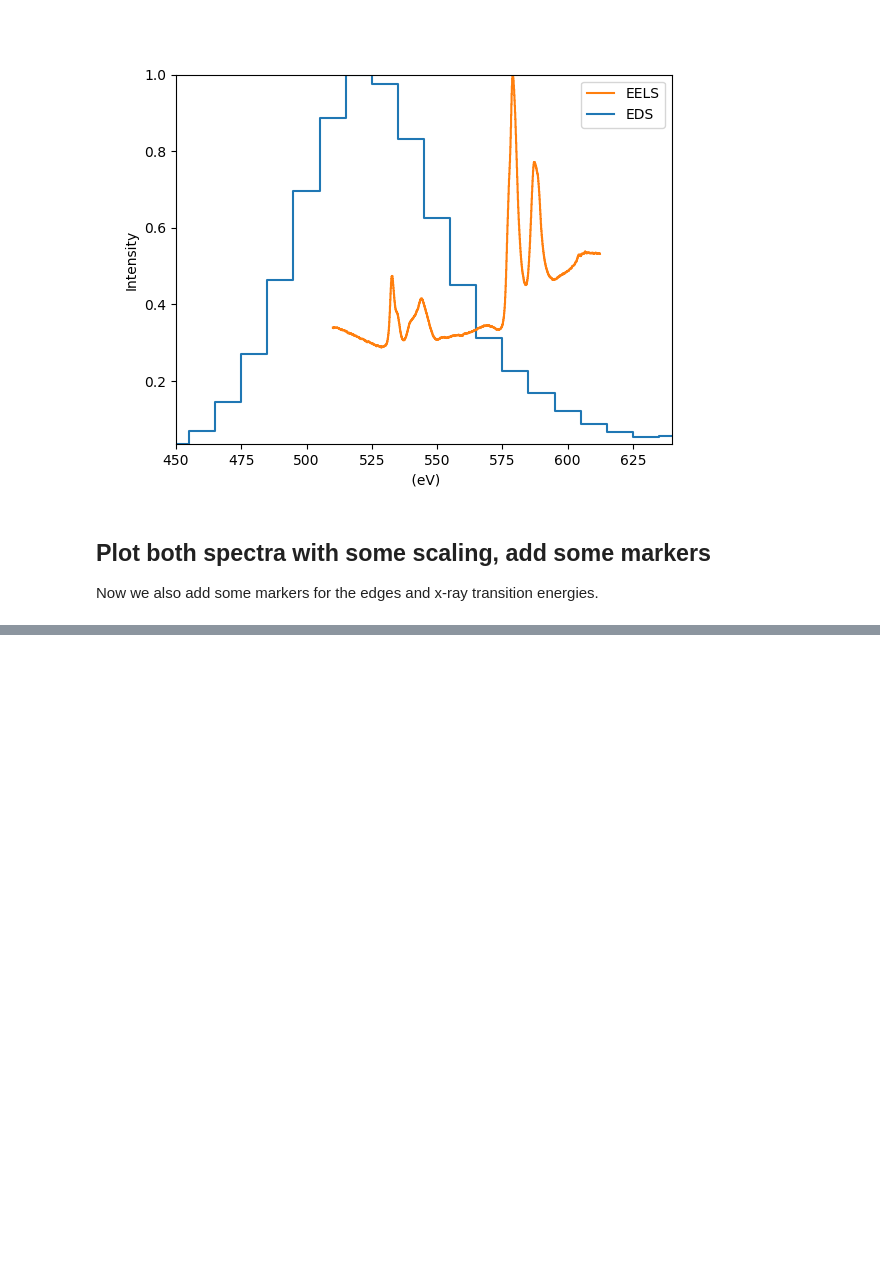
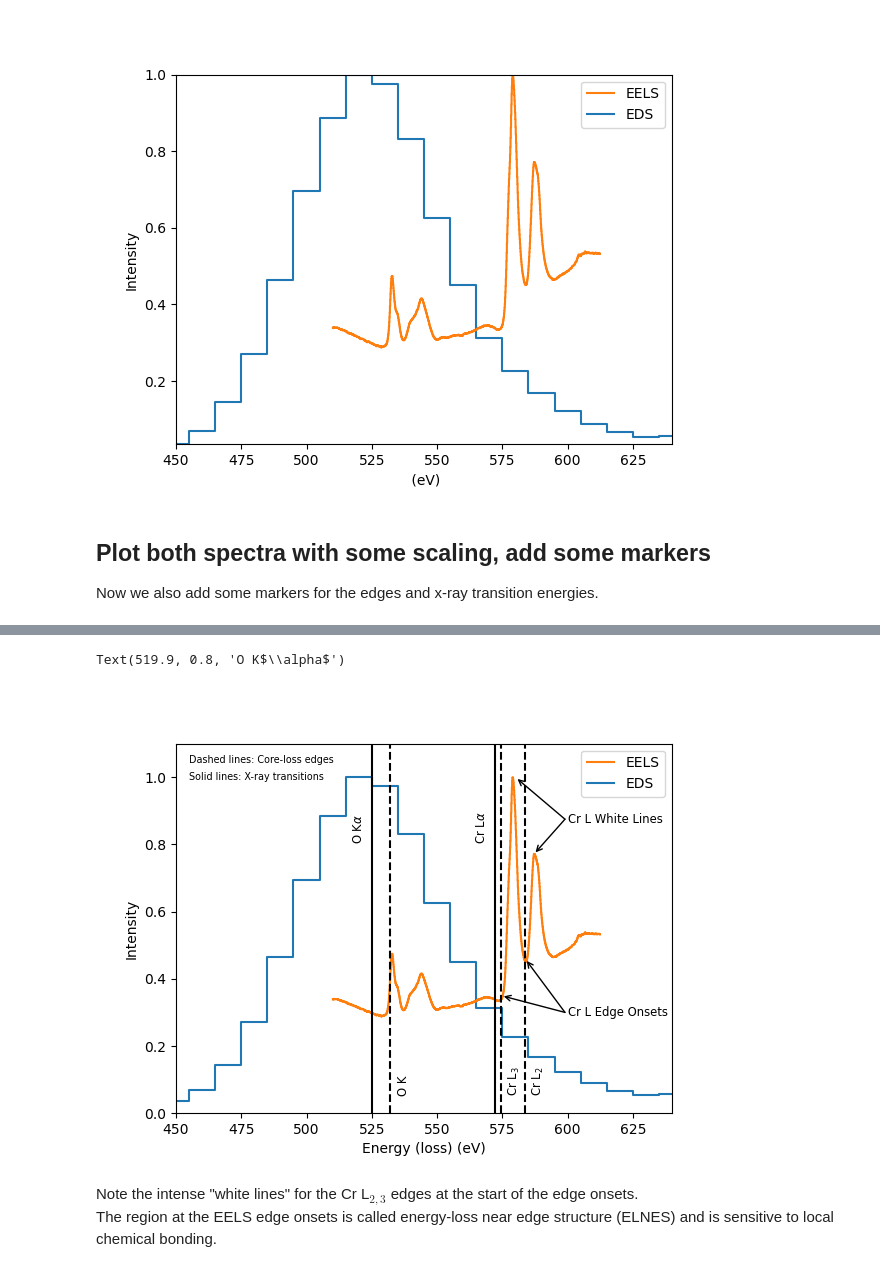
Before and after one commit to lukmuk/jl-eds-eels, a Jupyter notebook: content/compare-spectra.ipynb, the cells around one changed output, grey strips where cells are left out. Drawn from its saved outputs; the diff is of its cells as text; code cells hidden in the pictures; blank space fills up the shorter version.

```diff
--- a/content/compare-spectra.ipynb
+++ b/content/compare-spectra.ipynb
@@ -124,0 +118,51 @@ Text(519.9, 0.8, 'O K$\\alpha$')
+# %%
+lims = (450.0, 650.0)
+
+eds_plt = eds.isig[lims[0]:lims[1]].deepcopy()
+eels_plt = eels.isig[lims[0]:lims[1]].deepcopy()
+
+hs.plot.plot_spectra([eds_plt / np.max(eds_plt.data), eels_plt / np.max(eels_plt.data)], drawstyle='steps-mid', legend=['EDS', 'EELS'])
+
+fig, ax = plt.gcf(), plt.gca()
+ax.set_ylim((0,1.1))
+ax.set_xlabel('Energy (loss) (eV)')
+
+# Annotations
+ax.annotate('', xy=(580.0, 1.0), xytext=(599.0, 0.875), arrowprops=dict(arrowstyle="->", shrinkA=0))
+ax.annotate('', xy=(587.0, 0.77), xytext=(599.0, 0.875), arrowprops=dict(arrowstyle="->", shrinkA=0))
+ax.annotate('Cr L White Lines', xy=(580.0, 1.0), xytext=(600.0, 0.875), va='center', ha='left', fontsize='small')
+
+ax.annotate('', xy=(574.5, 0.35), xytext=(599.0, 0.3), arrowprops=dict(arrowstyle="->", shrinkA=0))
+ax.annotate('', xy=(583.7, 0.46), xytext=(599.0, 0.3), arrowprops=dict(arrowstyle="->", shrinkA=0))
+ax.annotate('Cr L Edge Onsets', xy=(574.5, 0.35), xytext=(600.0, 0.3), va='center', ha='left', fontsize='small')
+
+ax.text(lims[0]+5, 1.05, 'Dashed lines: Core-loss edges', va='center', ha='left', fontsize='x-small')
+ax.text(lims[0]+5, 1.0, 'Solid lines: X-ray transitions', va='center', ha='left', fontsize='x-small')
+
+### EELS edges ###
+# Cr L
+x = 574.5 # Cr L3
+ax.axvline(x=x, c='k', ls='--'); ax.text(x=x+5, y=0.05, s=r'Cr L$_3$', fontsize='small', rotation=90, ha='center', va='bottom')
+x = 583.7 # Cr L2
+ax.axvline(x=x, c='k', ls='--'); ax.text(x=x+5, y=0.05, s=r'Cr L$_2$', fontsize='small', rotation=90, ha='center', va='bottom')
+#x = 694.6 # Cr L1
+#ax.axvline(x=x, c='k', ls='--'); ax.text(x=x+5, y=0.05, s=r'Cr L$_1$', fontsize='small', rotation=90, ha='center', va='bottom')
+
+# O K
+x = 532.0 # O K
+ax.axvline(x=x, c='k', ls='--'); ax.text(x=x+5, y=0.05, s='O K', fontsize='small', rotation=90, ha='center', va='bottom')
+
+### EDS x-ray transitions ###
+# Cr La
+x = 572.2 # Cr La12
+ax.axvline(x=x, c='k', ls='-'); ax.text(x=x-5, y=0.8, s=r'Cr L$\alpha$', fontsize='small', rotation=90, ha='center', va='bottom')
+
+# O Ka
+x = 524.9 # O Ka12
+ax.axvline(x=x, c='k', ls='-'); ax.text(x=x-5, y=0.8, s=r'O K$\alpha$', fontsize='small', rotation=90, ha='center', va='bottom')
+# %% [output]
+Text(519.9, 0.8, 'O K$\\alpha$')
+[figure, added]
+# %% [markdown]
+Note the intense "white lines" for the Cr L$_{2,3}$ edges at the start of the edge onsets.
+The region at the EELS edge onsets is called energy-loss near edge structure (ELNES) and is sensitive to local chemical bonding.
```
Also changed, not shown: parts of 9 cells of this notebook.
